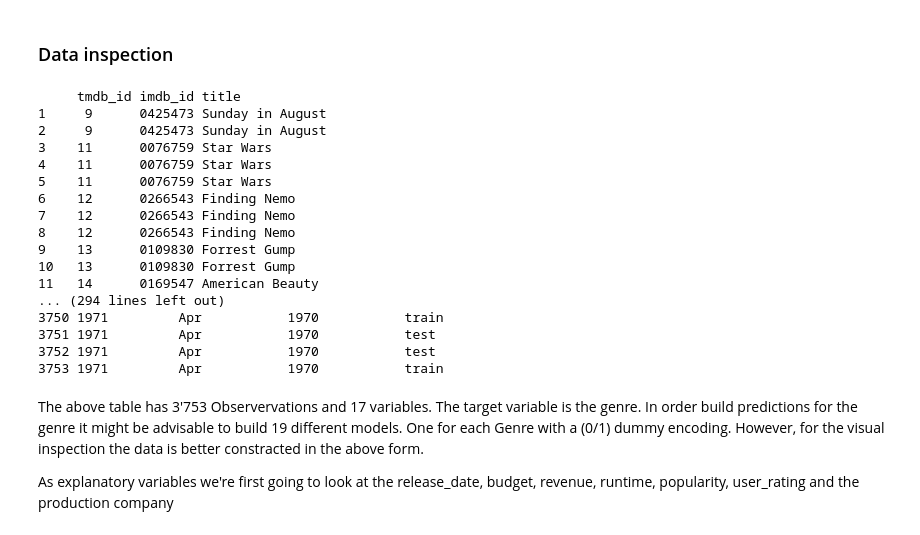
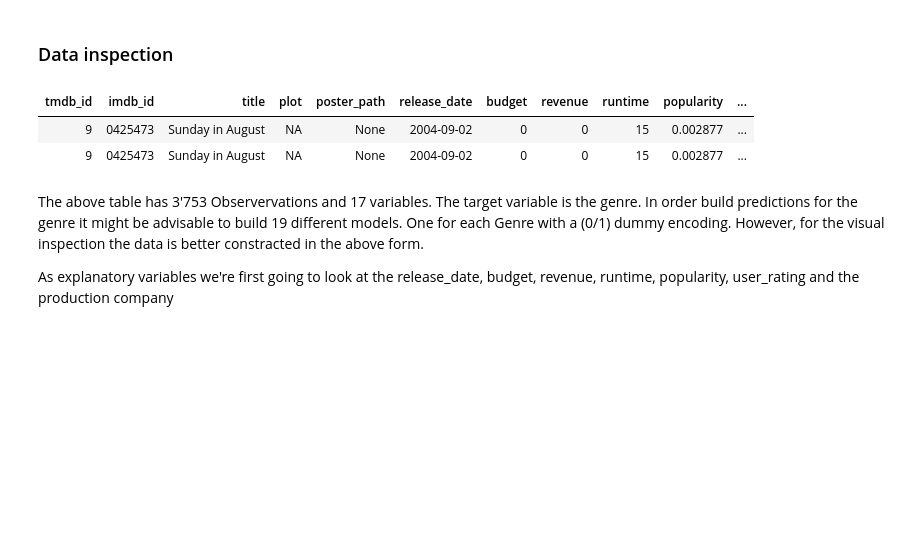
Before and after one commit to greenore/deep-learning-project, a Jupyter notebook: milestone1/Milestone1.ipynb, the cells around one changed output. Saved outputs shown, nothing was run; the diff lists cells and outputs as text; code cells hidden in the pictures; blank space fills up the shorter version.

```diff
--- a/milestone1/Milestone1.ipynb
+++ b/milestone1/Milestone1.ipynb
@@ -344,25 +344,11 @@ Furthermore, when analysing the production companies, it could be seen that ther
 # %% [markdown]
 ### Data inspection
 # %%
-df_merge
+df_merge[1:2, ]
 # %% [output]
-     tmdb_id imdb_id title
-1     9      0425473 Sunday in August
-2     9      0425473 Sunday in August
-3    11      0076759 Star Wars
-4    11      0076759 Star Wars
-5    11      0076759 Star Wars
-6    12      0266543 Finding Nemo
-7    12      0266543 Finding Nemo
-8    12      0266543 Finding Nemo
-9    13      0109830 Forrest Gump
-10   13      0109830 Forrest Gump
-11   14      0169547 American Beauty
-... (294 lines left out)
-3750 1971         Apr           1970           train
-3751 1971         Apr           1970           test
-3752 1971         Apr           1970           test
-3753 1971         Apr           1970           train
+| tmdb_id | imdb_id | title | plot | poster_path | release_date | budget | revenue | runtime | popularity | ... |
+| 9 | 0425473 | Sunday in August | NA | None | 2004-09-02 | 0 | 0 | 15 | 0.002877 | ... |
+| 9 | 0425473 | Sunday in August | NA | None | 2004-09-02 | 0 | 0 | 15 | 0.002877 | ... |
 # %% [markdown]
 The above table has 3'753 Observervations and 17 variables. The target variable is the genre. In order build predictions for the genre it might be advisable to build 19 different models. One for each Genre with a (0/1) dummy encoding. However, for the visual inspection the data is better constracted in the above form.
 
```
